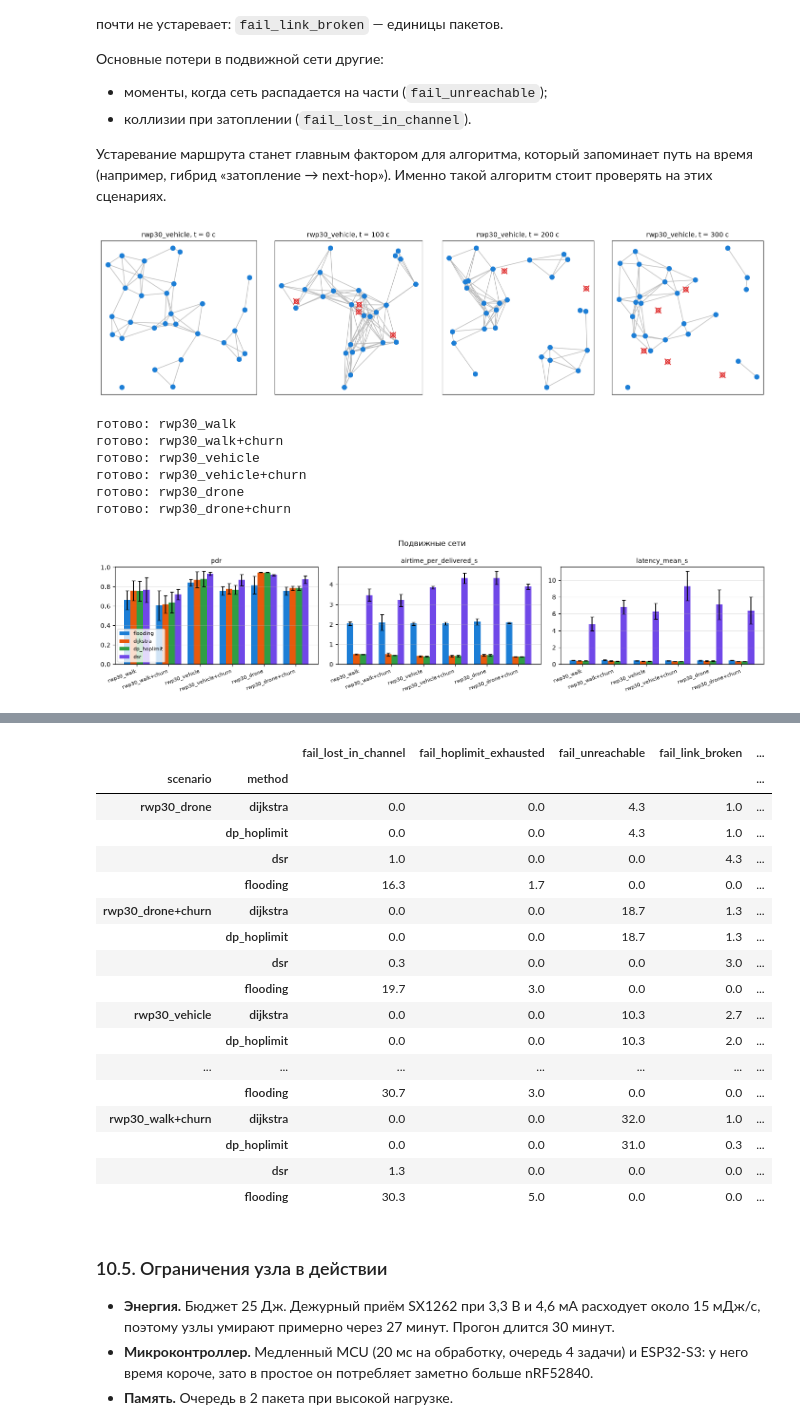
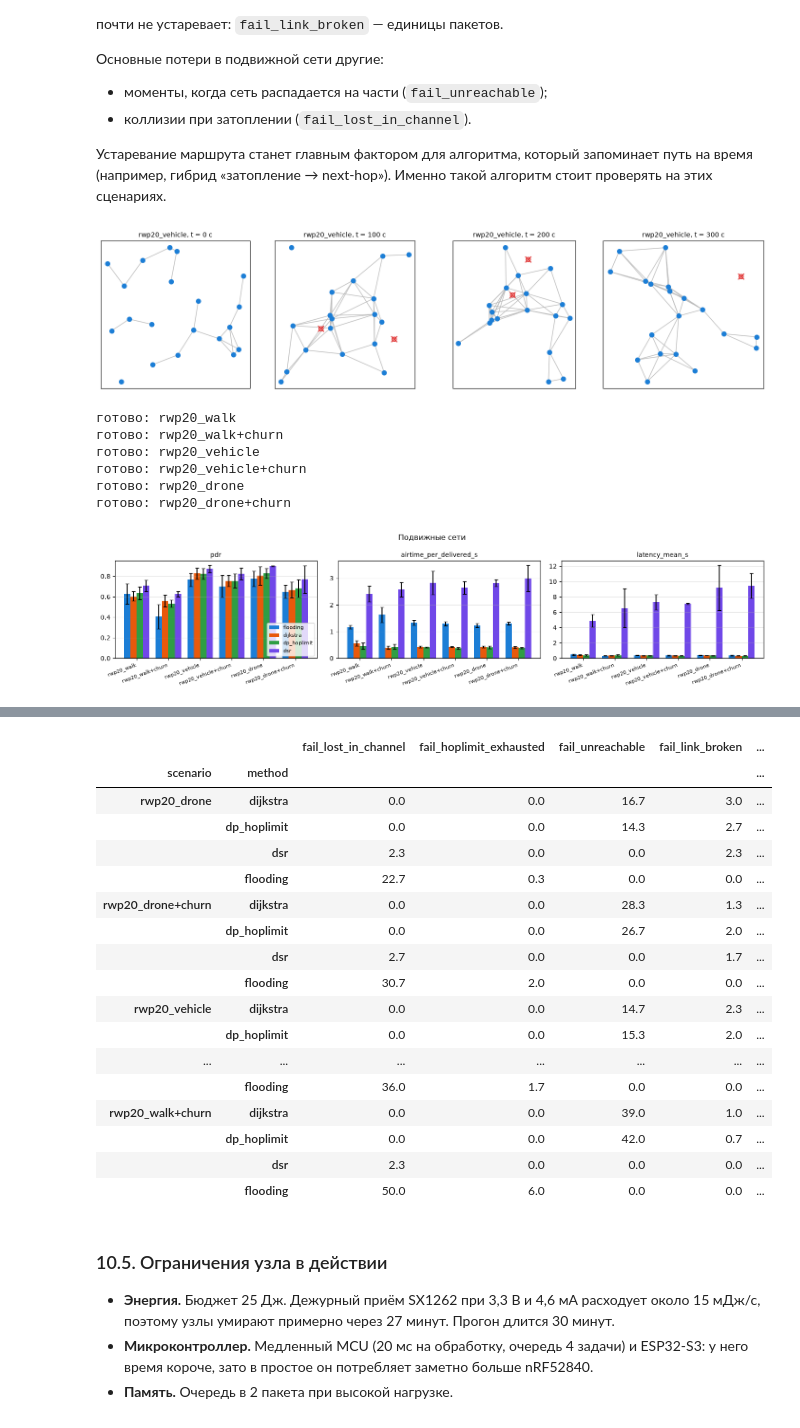
Before and after one commit to algocamp-mesh/mesh-routing-optimization, a Jupyter notebook: mesh_routing_simulation.ipynb, the cells around one changed output, grey strips where cells are left out. Saved outputs shown, nothing was run; the diff lists cells and outputs as text; code cells hidden in the pictures.

```diff
--- a/mesh_routing_simulation.ipynb
+++ b/mesh_routing_simulation.ipynb
@@ -716,7 +716,7 @@ def topo_tree(rng=None, depth=4, R=R_DEFAULT):
             edges.append(((i - 1) // 2, i))
     return ExplicitTopology(f"tree{n}", pos, edges, R)
 
-def topo_random_mesh(rng, n=30, area=2500.0, R=R_DEFAULT):
+def topo_random_mesh(rng, n=20, area=2500.0, R=R_DEFAULT):
     for _ in range(1000):
         pos = {i: (rng.uniform(0, area), rng.uniform(0, area)) for i in range(n)}
         topo = GeometricTopology(f"mesh{n}", pos, R)
@@ -724,7 +724,7 @@ def topo_random_mesh(rng, n=30, area=2500.0, R=R_DEFAULT):
             return topo
     raise RuntimeError("не удалось сгенерировать связную сеть — увеличьте R или плотность")
 
-def topo_rwp(rng, n=30, area=2500.0, R=R_DEFAULT, v_range=(0.5, 1.5), pause_range=(0, 60),
+def topo_rwp(rng, n=20, area=2500.0, R=R_DEFAULT, v_range=(0.5, 1.5), pause_range=(0, 60),
              sim_time=600.0, name="rwp"):
     return RandomWaypointTopology(name, n, area, R, v_range, pause_range, sim_time, rng)
 
@@ -736,13 +736,13 @@ TOPOLOGIES = {
     "tree15":        (topo_tree,        [(7, 14)]),
     "ring12":        (topo_ring,        [(0, 6)]),
     "grid4x4":       (topo_grid,        [(0, 15)]),
-    "mesh30":        (topo_random_mesh, None),
-    "rwp30_walk":    (lambda rng, sim_time=600.0: topo_rwp(rng, v_range=(0.5, 1.5), pause_range=(0, 60),
-                                                           sim_time=sim_time, name="rwp30_walk"), None),
-    "rwp30_vehicle": (lambda rng, sim_time=600.0: topo_rwp(rng, v_range=(8, 15), pause_range=(0, 10),
-                                                           sim_time=sim_time, name="rwp30_vehicle"), None),
-    "rwp30_drone":   (lambda rng, sim_time=600.0: topo_rwp(rng, v_range=(15, 25), pause_range=(0, 5),
-                                                           sim_time=sim_time, name="rwp30_drone"), None),
+    "mesh20":        (topo_random_mesh, None),
+    "rwp20_walk":    (lambda rng, sim_time=600.0: topo_rwp(rng, n=20, v_range=(0.5, 1.5), pause_range=(0, 60),
+                                                           sim_time=sim_time, name="rwp20_walk"), None),
+    "rwp20_vehicle": (lambda rng, sim_time=600.0: topo_rwp(rng, n=20, v_range=(8, 15), pause_range=(0, 10),
+                                                           sim_time=sim_time, name="rwp20_vehicle"), None),
+    "rwp20_drone":   (lambda rng, sim_time=600.0: topo_rwp(rng, n=20, v_range=(15, 25), pause_range=(0, 5),
+                                                           sim_time=sim_time, name="rwp20_drone"), None),
 }
 
 def build_topology(key, rng, sim_time, **kw):
@@ -782,7 +782,7 @@ def draw_topology(topo, t=0.0, alive=None, path=None, ax=None, title=None, label
     ax.set_title(title or f"{topo.name}, t = {t:.0f} с", fontsize=10)
     return ax
 
-_keys = ["board6", "line10", "tree15", "ring12", "grid4x4", "mesh30", "rwp30_walk"]
+_keys = ["board6", "line10", "tree15", "ring12", "grid4x4", "mesh20", "rwp20_walk"]
 fig, axes = plt.subplots(1, len(_keys), figsize=(3.2 * len(_keys), 3.2))
 for ax, k in zip(axes, _keys):
     draw_topology(build_topology(k, random.Random(1), 600.0), ax=ax, labels=k in ("board6", "line10", "ring12", "grid4x4"))
@@ -1762,7 +1762,7 @@ display(df_board2.groupby(["scenario", "method"])[fail_cols + ["airtime_total_s"
 
 В варианте со случайной динамикой три случайных узла (кроме источника и получателя) в среднем работают 120 с и отсутствуют 30 с.
 # %%
-static_keys = ["board6", "line10", "tree15", "ring12", "grid4x4", "mesh30"]
+static_keys = ["board6", "line10", "tree15", "ring12", "grid4x4", "mesh20"]
 scs = []
 for k in static_keys:
     flows = TOPOLOGIES[k][1]
@@ -1801,27 +1801,27 @@ plot_compare(df_static[df_static.scenario.str.contains("churn")], title="Ста
 
 Устаревание маршрута станет главным фактором для алгоритма, который запоминает путь на время (например, гибрид «затопление → next-hop»). Именно такой алгоритм стоит проверять на этих сценариях.
 # %%
-mob_keys = ["rwp30_walk", "rwp30_vehicle", "rwp30_drone"]
+mob_keys = ["rwp20_walk", "rwp20_vehicle", "rwp20_drone"]
 scs_mob = []
 for k in mob_keys:
     scs_mob.append(Scenario(k, k))
     scs_mob.append(Scenario(k + "+churn", k, churn=ChurnConfig(random_nodes="all", mtbf_s=300, mttr_s=30)))
 
-plot_snapshots(Scenario("rwp30_vehicle+churn", "rwp30_vehicle",
+plot_snapshots(Scenario("rwp20_vehicle+churn", "rwp20_vehicle",
                         churn=ChurnConfig(random_nodes="all", mtbf_s=300, mttr_s=30)), times=(0, 100, 200, 300))
 df_mob = run_matrix(scs_mob, seeds=range(1, 4))
 plot_compare(df_mob, metrics=("pdr", "airtime_per_delivered_s", "latency_mean_s"), title="Подвижные сети")
 display(aggregate(df_mob))
 fail_cols = [c for c in df_mob.columns if c.startswith("fail_")]
 df_mob.groupby(["scenario", "method"])[fail_cols].mean().round(1)
 # %% [output]
-[figure, old version]
+[figure, new version]
-готово: rwp30_walk
-готово: rwp30_walk+churn
-готово: rwp30_vehicle
-готово: rwp30_vehicle+churn
-готово: rwp30_drone
-готово: rwp30_drone+churn
+готово: rwp20_walk
+готово: rwp20_walk+churn
+готово: rwp20_vehicle
+готово: rwp20_vehicle+churn
+готово: rwp20_drone
+готово: rwp20_drone+churn
-[figure, old version]
+[figure, new version]
 |  |  | pdr | airtime_per_delivered_s | latency_mean_s | tx_per_delivered | overhead_share | ... |
 | scenario | method |  |  |  |  |  | ... |
@@ -1844,21 +1844,21 @@ df_mob.groupby(["scenario", "method"])[fail_cols].mean().round(1)
 |  |  | fail_lost_in_channel | fail_hoplimit_exhausted | fail_unreachable | fail_link_broken | ... |
 | scenario | method |  |  |  |  | ... |
-| rwp30_drone | dijkstra | 0.0 | 0.0 | 4.3 | 1.0 | ... |
-|  | dp_hoplimit | 0.0 | 0.0 | 4.3 | 1.0 | ... |
-|  | dsr | 1.0 | 0.0 | 0.0 | 4.3 | ... |
-|  | flooding | 16.3 | 1.7 | 0.0 | 0.0 | ... |
-| rwp30_drone+churn | dijkstra | 0.0 | 0.0 | 18.7 | 1.3 | ... |
-|  | dp_hoplimit | 0.0 | 0.0 | 18.7 | 1.3 | ... |
-|  | dsr | 0.3 | 0.0 | 0.0 | 3.0 | ... |
-|  | flooding | 19.7 | 3.0 | 0.0 | 0.0 | ... |
-| rwp30_vehicle | dijkstra | 0.0 | 0.0 | 10.3 | 2.7 | ... |
-|  | dp_hoplimit | 0.0 | 0.0 | 10.3 | 2.0 | ... |
+| rwp20_drone | dijkstra | 0.0 | 0.0 | 16.7 | 3.0 | ... |
+|  | dp_hoplimit | 0.0 | 0.0 | 14.3 | 2.7 | ... |
+|  | dsr | 2.3 | 0.0 | 0.0 | 2.3 | ... |
+|  | flooding | 22.7 | 0.3 | 0.0 | 0.0 | ... |
+| rwp20_drone+churn | dijkstra | 0.0 | 0.0 | 28.3 | 1.3 | ... |
+|  | dp_hoplimit | 0.0 | 0.0 | 26.7 | 2.0 | ... |
+|  | dsr | 2.7 | 0.0 | 0.0 | 1.7 | ... |
+|  | flooding | 30.7 | 2.0 | 0.0 | 0.0 | ... |
+| rwp20_vehicle | dijkstra | 0.0 | 0.0 | 14.7 | 2.3 | ... |
+|  | dp_hoplimit | 0.0 | 0.0 | 15.3 | 2.0 | ... |
 | ... | ... | ... | ... | ... | ... | ... |
-|  | flooding | 30.7 | 3.0 | 0.0 | 0.0 | ... |
-| rwp30_walk+churn | dijkstra | 0.0 | 0.0 | 32.0 | 1.0 | ... |
-|  | dp_hoplimit | 0.0 | 0.0 | 31.0 | 0.3 | ... |
-|  | dsr | 1.3 | 0.0 | 0.0 | 0.0 | ... |
-|  | flooding | 30.3 | 5.0 | 0.0 | 0.0 | ... |
+|  | flooding | 36.0 | 1.7 | 0.0 | 0.0 | ... |
+| rwp20_walk+churn | dijkstra | 0.0 | 0.0 | 39.0 | 1.0 | ... |
+|  | dp_hoplimit | 0.0 | 0.0 | 42.0 | 0.7 | ... |
+|  | dsr | 2.3 | 0.0 | 0.0 | 0.0 | ... |
+|  | flooding | 50.0 | 6.0 | 0.0 | 0.0 | ... |
 # %% [markdown]
 ### 10.5. Ограничения узла в действии
 
```
Also changed, not shown: parts of 3 cells of this notebook, 1 other file.
